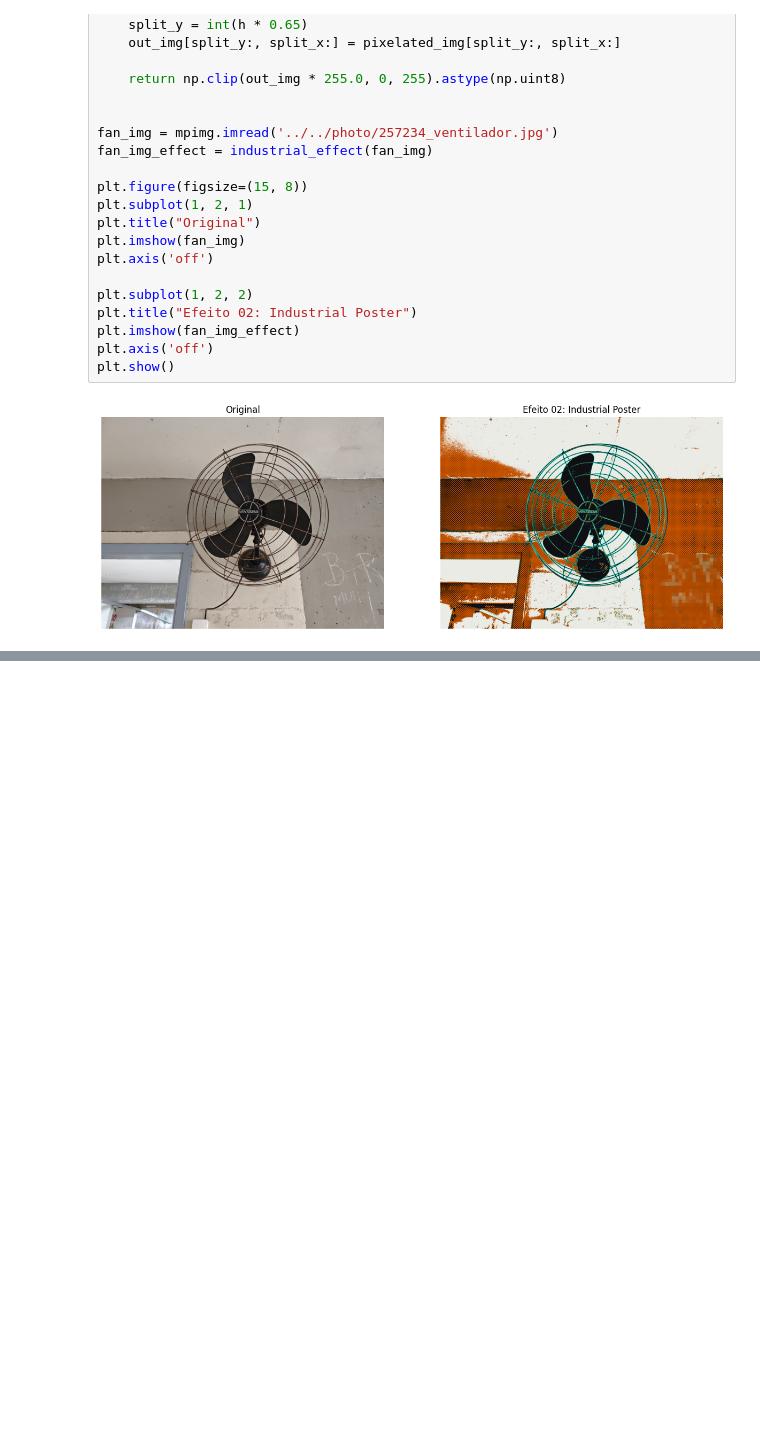
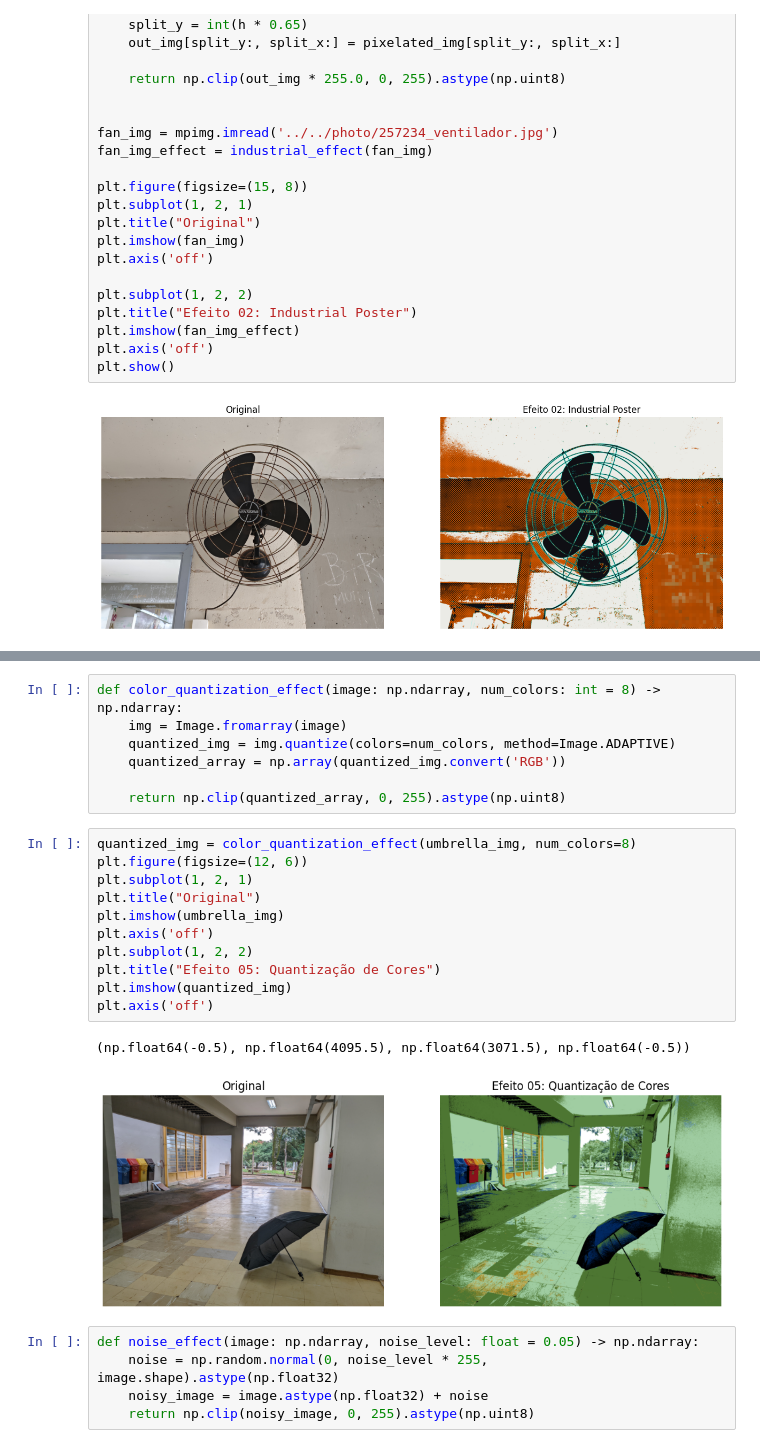
Before and after one commit to UNICAMP-EA979/1s2026-EA979-ProjetoPI-Efeitos, a Jupyter notebook: src/notebooks/effects_preview.ipynb, the cells around one changed output, grey strips where cells are left out. Drawn from its saved outputs; the diff is of its cells as text; blank space fills up the shorter version.

```diff
--- a/src/notebooks/effects_preview.ipynb
+++ b/src/notebooks/effects_preview.ipynb
@@ -170,0 +250,26 @@ plt.show()
+# %%
+def color_quantization_effect(image: np.ndarray, num_colors: int = 8) -> np.ndarray:
+    img = Image.fromarray(image)
+    quantized_img = img.quantize(colors=num_colors, method=Image.ADAPTIVE)
+    quantized_array = np.array(quantized_img.convert('RGB'))
+
+    return np.clip(quantized_array, 0, 255).astype(np.uint8)
+# %%
+quantized_img = color_quantization_effect(umbrella_img, num_colors=8)
+plt.figure(figsize=(12, 6))
+plt.subplot(1, 2, 1)
+plt.title("Original")
+plt.imshow(umbrella_img)
+plt.axis('off')
+plt.subplot(1, 2, 2)
+plt.title("Efeito 05: Quantização de Cores")
+plt.imshow(quantized_img)
+plt.axis('off')
+# %% [output]
+(np.float64(-0.5), np.float64(4095.5), np.float64(3071.5), np.float64(-0.5))
+[figure, added]
+# %%
+def noise_effect(image: np.ndarray, noise_level: float = 0.05) -> np.ndarray:
+    noise = np.random.normal(0, noise_level * 255, image.shape).astype(np.float32)
+    noisy_image = image.astype(np.float32) + noise
+    return np.clip(noisy_image, 0, 255).astype(np.uint8)
```
Also changed, not shown: parts of 11 cells of this notebook, 1 other file.
